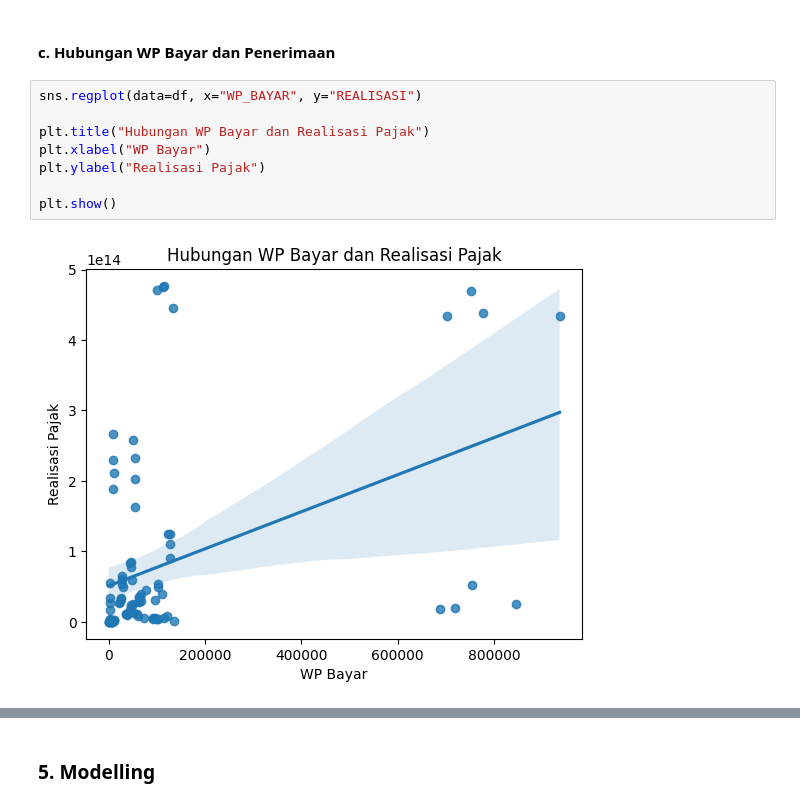
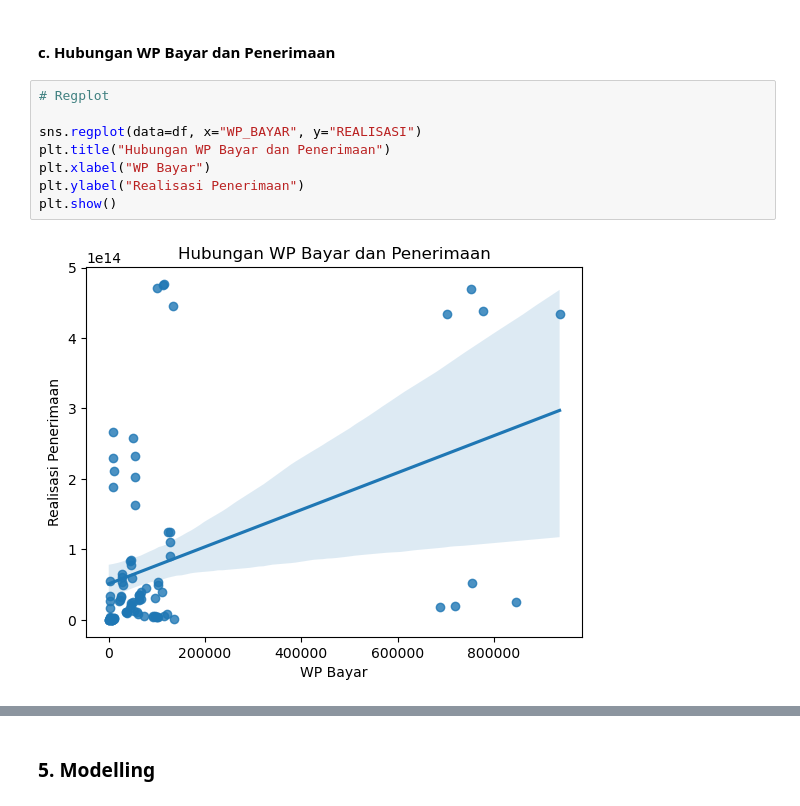
Before and after one commit to gopaspsb/MLFlow, a Jupyter notebook: Kelompok 2.ipynb, the cells around one changed output, grey strips where cells are left out. Drawn from its saved outputs; the diff is of its cells as text.

```diff
--- a/Kelompok 2.ipynb
+++ b/Kelompok 2.ipynb
@@ -166,12 +204,12 @@ plt.show()
 # %% [markdown]
 #### c. Hubungan WP Bayar dan Penerimaan
 # %%
+# Regplot
+
 sns.regplot(data=df, x="WP_BAYAR", y="REALISASI")
-
-plt.title("Hubungan WP Bayar dan Realisasi Pajak")
+plt.title("Hubungan WP Bayar dan Penerimaan")
 plt.xlabel("WP Bayar")
-plt.ylabel("Realisasi Pajak")
-
+plt.ylabel("Realisasi Penerimaan")
 plt.show()
 # %% [output]
-[figure, old version]
+[figure, new version]
```
Also changed, not shown: parts of 10 cells of this notebook.
